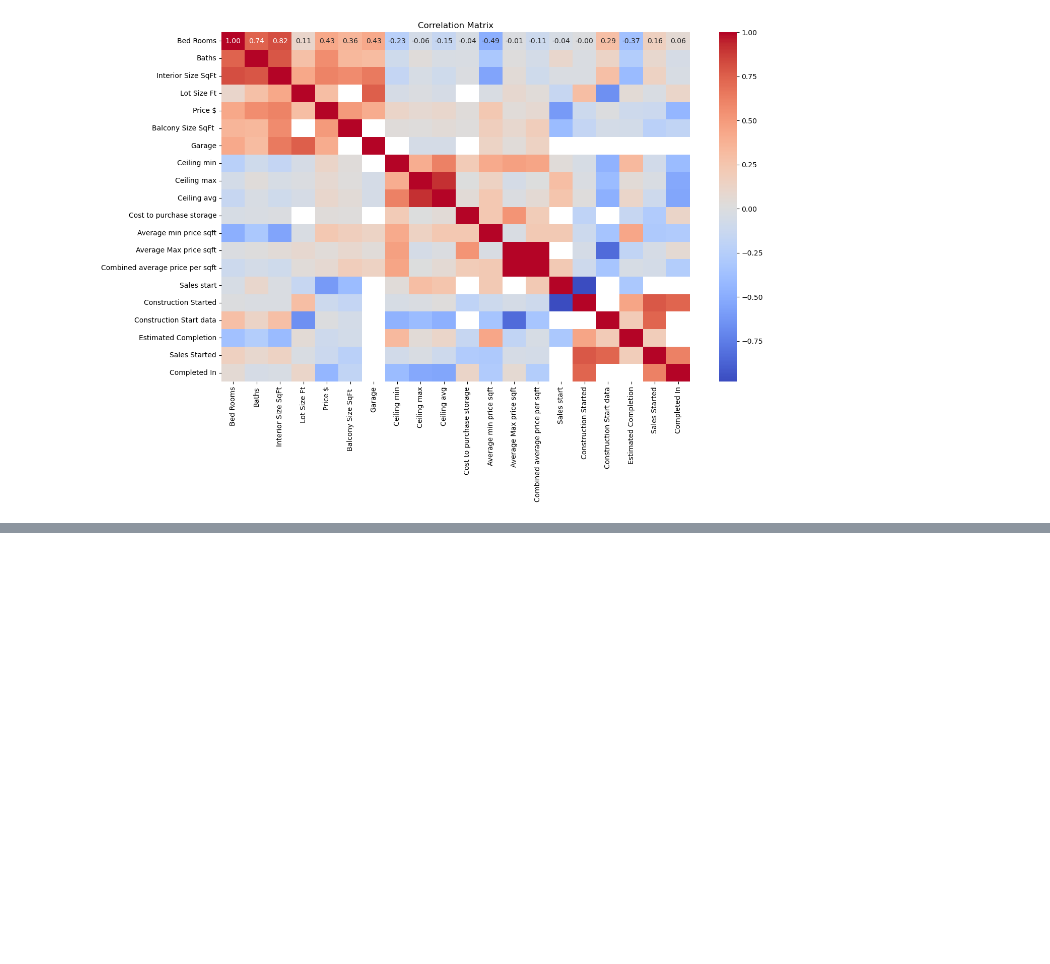
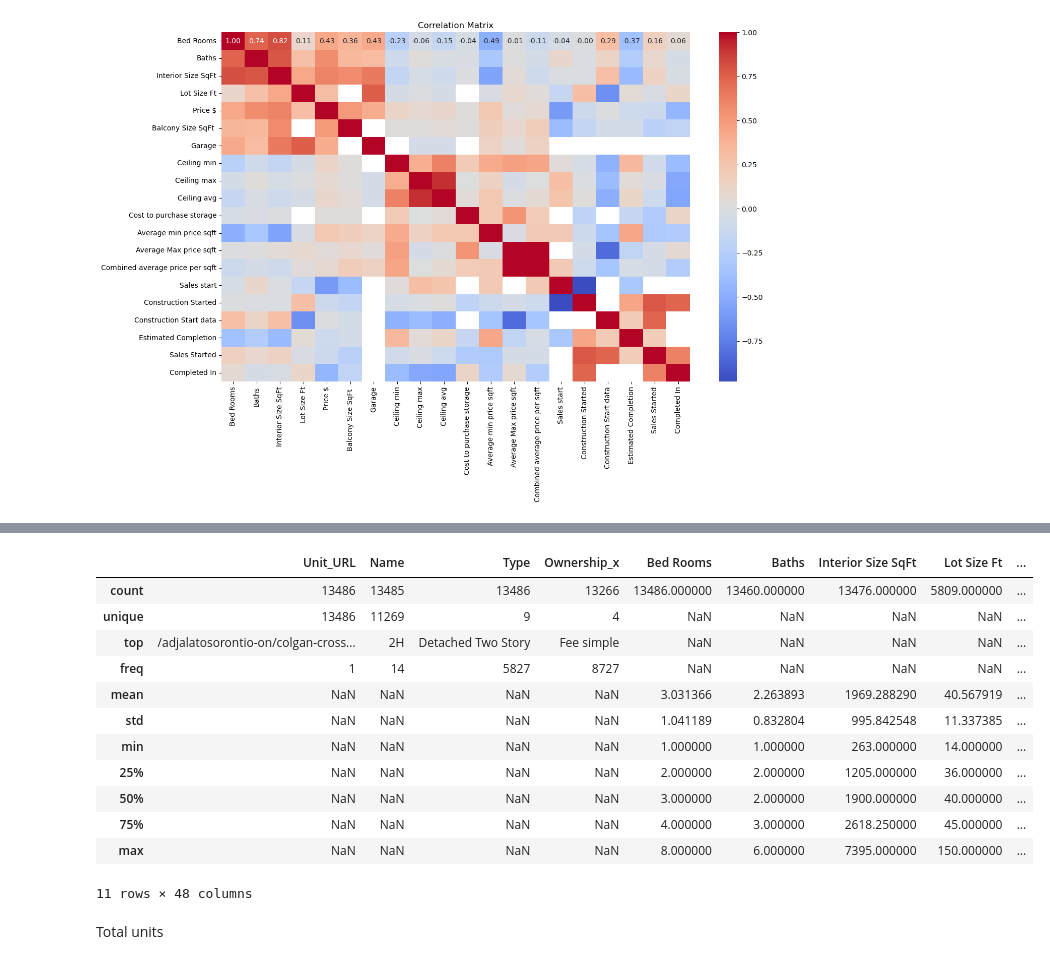
Before and after one commit to tahamalik567/EDA-on-Property-data, a Jupyter notebook: EDA.ipynb, the cells around one changed output, grey strips where cells are left out. Saved outputs shown, nothing was run; the diff lists cells and outputs as text; code cells hidden in the pictures; blank space fills up the shorter version.

```diff
--- a/EDA.ipynb
+++ b/EDA.ipynb
@@ -132,0 +160,18 @@ plt.show()
+# %%
+df.describe(include='all')
+# %% [output]
+|  | Unit_URL | Name | Type | Ownership_x | Bed Rooms | Baths | Interior Size SqFt | Lot Size Ft | ... |
+| count | 13486 | 13485 | 13486 | 13266 | 13486.000000 | 13460.000000 | 13476.000000 | 5809.000000 | ... |
+| unique | 13486 | 11269 | 9 | 4 | NaN | NaN | NaN | NaN | ... |
+| top | /adjalatosorontio-on/colgan-cross... | 2H | Detached Two Story | Fee simple | NaN | NaN | NaN | NaN | ... |
+| freq | 1 | 14 | 5827 | 8727 | NaN | NaN | NaN | NaN | ... |
+| mean | NaN | NaN | NaN | NaN | 3.031366 | 2.263893 | 1969.288290 | 40.567919 | ... |
+| std | NaN | NaN | NaN | NaN | 1.041189 | 0.832804 | 995.842548 | 11.337385 | ... |
+| min | NaN | NaN | NaN | NaN | 1.000000 | 1.000000 | 263.000000 | 14.000000 | ... |
+| 25% | NaN | NaN | NaN | NaN | 2.000000 | 2.000000 | 1205.000000 | 36.000000 | ... |
+| 50% | NaN | NaN | NaN | NaN | 3.000000 | 2.000000 | 1900.000000 | 40.000000 | ... |
+| 75% | NaN | NaN | NaN | NaN | 4.000000 | 3.000000 | 2618.250000 | 45.000000 | ... |
+| max | NaN | NaN | NaN | NaN | 8.000000 | 6.000000 | 7395.000000 | 150.000000 | ... |
+11 rows × 48 columns
+# %% [markdown]
+Total units
```
Also changed, not shown: parts of 6 cells of this notebook, 3 other files.
